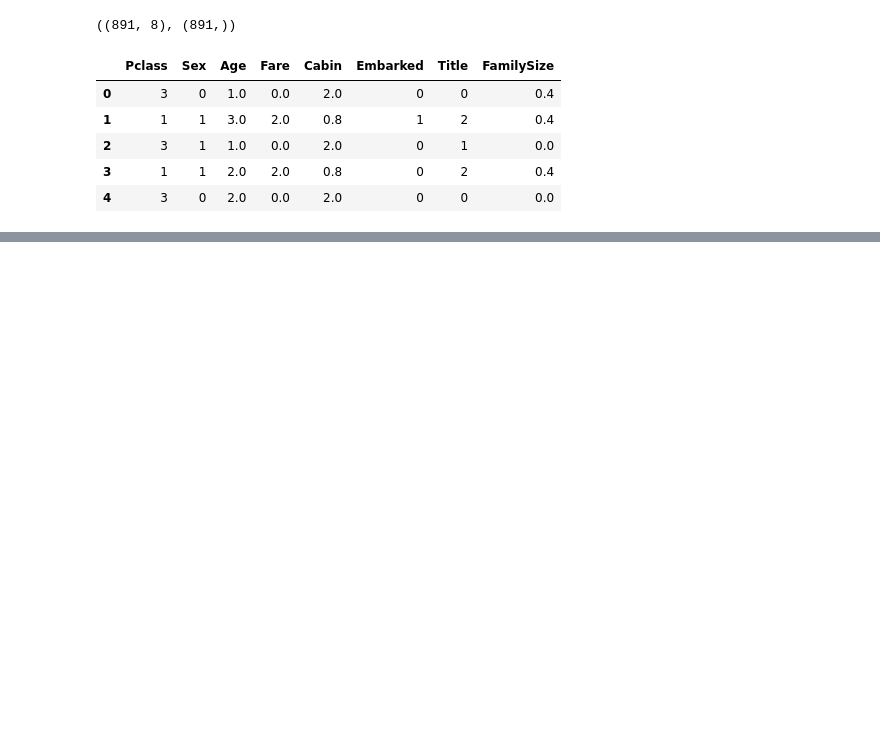
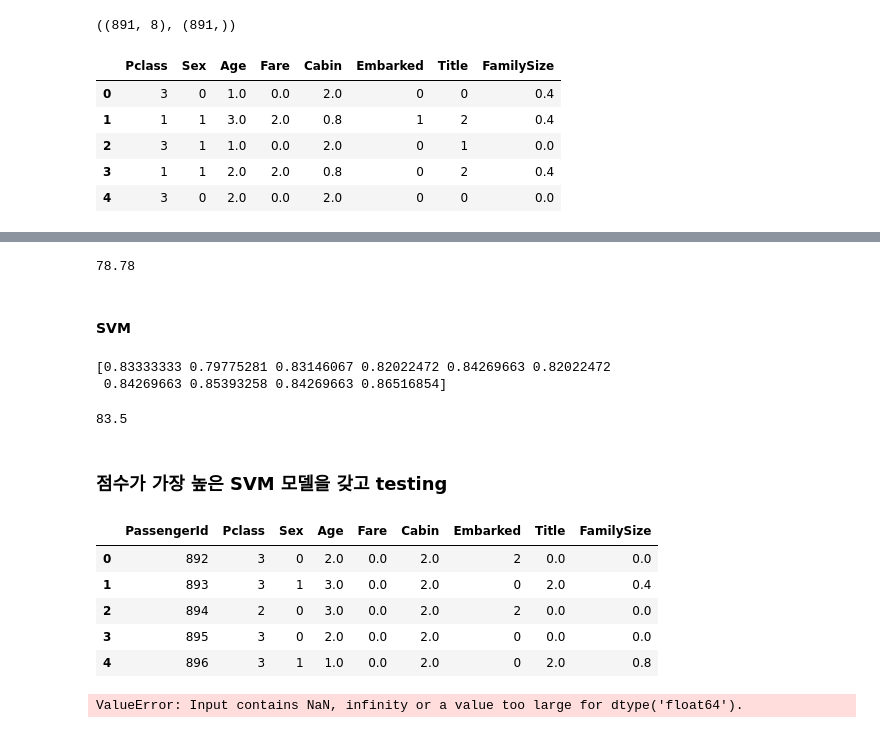
Before and after one commit to Kstyle0710/my_titanic, a Jupyter notebook: my_titanic.ipynb, the cells around one changed output, grey strips where cells are left out. Saved outputs shown, nothing was run; the diff lists cells and outputs as text; code cells hidden in the pictures; blank space fills up the shorter version.

```diff
--- a/my_titanic.ipynb
+++ b/my_titanic.ipynb
@@ -493,0 +596,37 @@ train_data.head()
+# %%
+round(np.mean(score)*100, 2)
+# %% [output]
+78.78
+# %% [markdown]
+#### SVM
+# %%
+clf = SVC()
+scoring = 'accuracy'
+score = cross_val_score(clf, train_data, target, cv=k_fold, n_jobs=1, scoring=scoring)
+print(score)
+# %% [output]
+[0.83333333 0.79775281 0.83146067 0.82022472 0.84269663 0.82022472
+ 0.84269663 0.85393258 0.84269663 0.86516854]
+# %%
+round(np.mean(score)*100, 2)
+# %% [output]
+83.5
+# %% [markdown]
+### 점수가 가장 높은 SVM 모델을 갖고 testing
+# %%
+test_df.head()
+# %% [output]
+|  | PassengerId | Pclass | Sex | Age | Fare | Cabin | Embarked | Title | FamilySize |
+| 0 | 892 | 3 | 0 | 2.0 | 0.0 | 2.0 | 2 | 0.0 | 0.0 |
+| 1 | 893 | 3 | 1 | 3.0 | 0.0 | 2.0 | 0 | 2.0 | 0.4 |
+| 2 | 894 | 2 | 0 | 3.0 | 0.0 | 2.0 | 2 | 0.0 | 0.0 |
+| 3 | 895 | 3 | 0 | 2.0 | 0.0 | 2.0 | 0 | 0.0 | 0.0 |
+| 4 | 896 | 3 | 1 | 1.0 | 0.0 | 2.0 | 0 | 2.0 | 0.8 |
+# %%
+clf = SVC()
+clf.fit(train_data, target)
+
+test_data = test_df.drop(["PassengerId"], axis=1).copy()
+prediction = clf.predict(test_data)
+# %% [output]
+ValueError: Input contains NaN, infinity or a value too large for dtype('float64').
```
Also changed, not shown: parts of 21 cells of this notebook.
